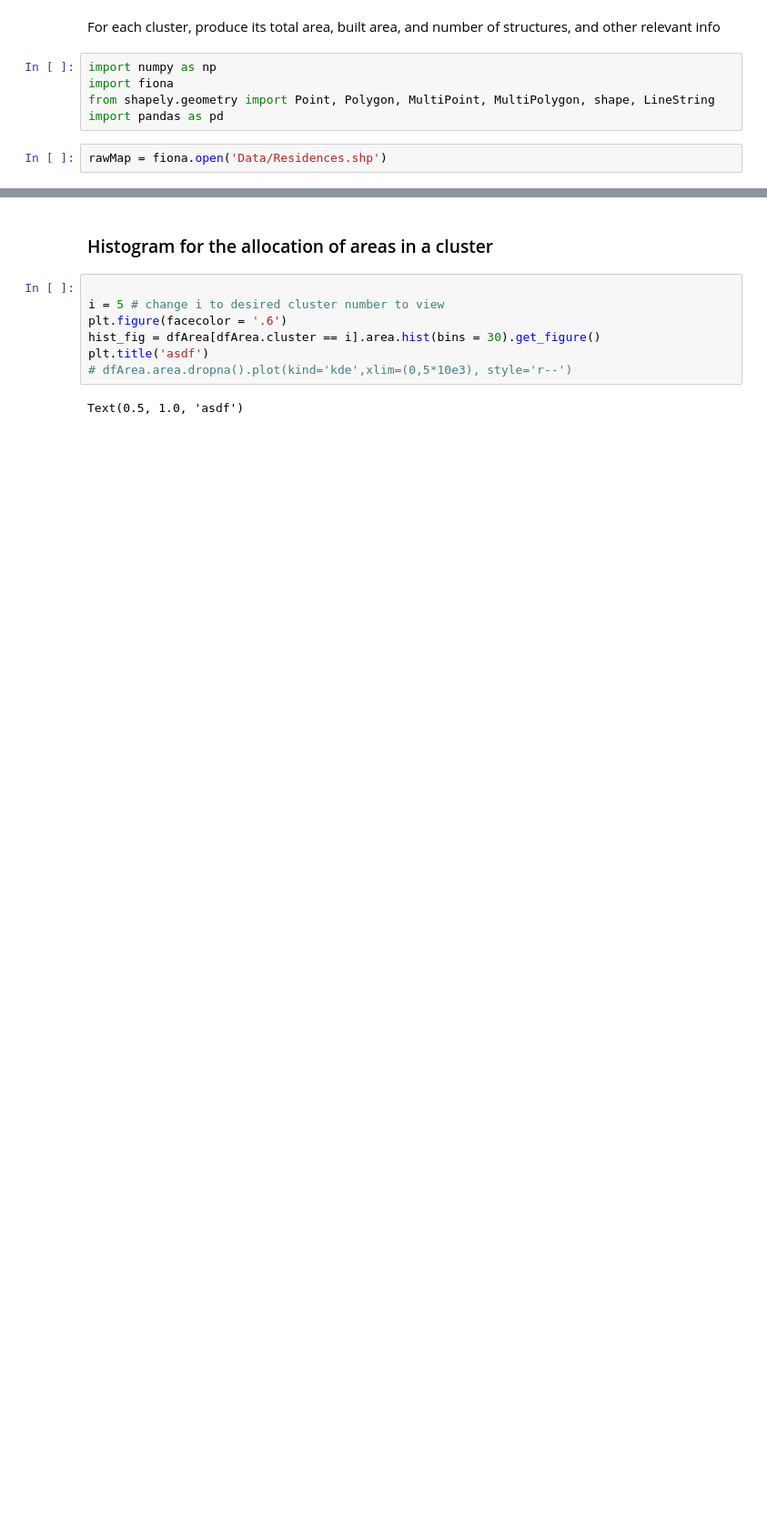
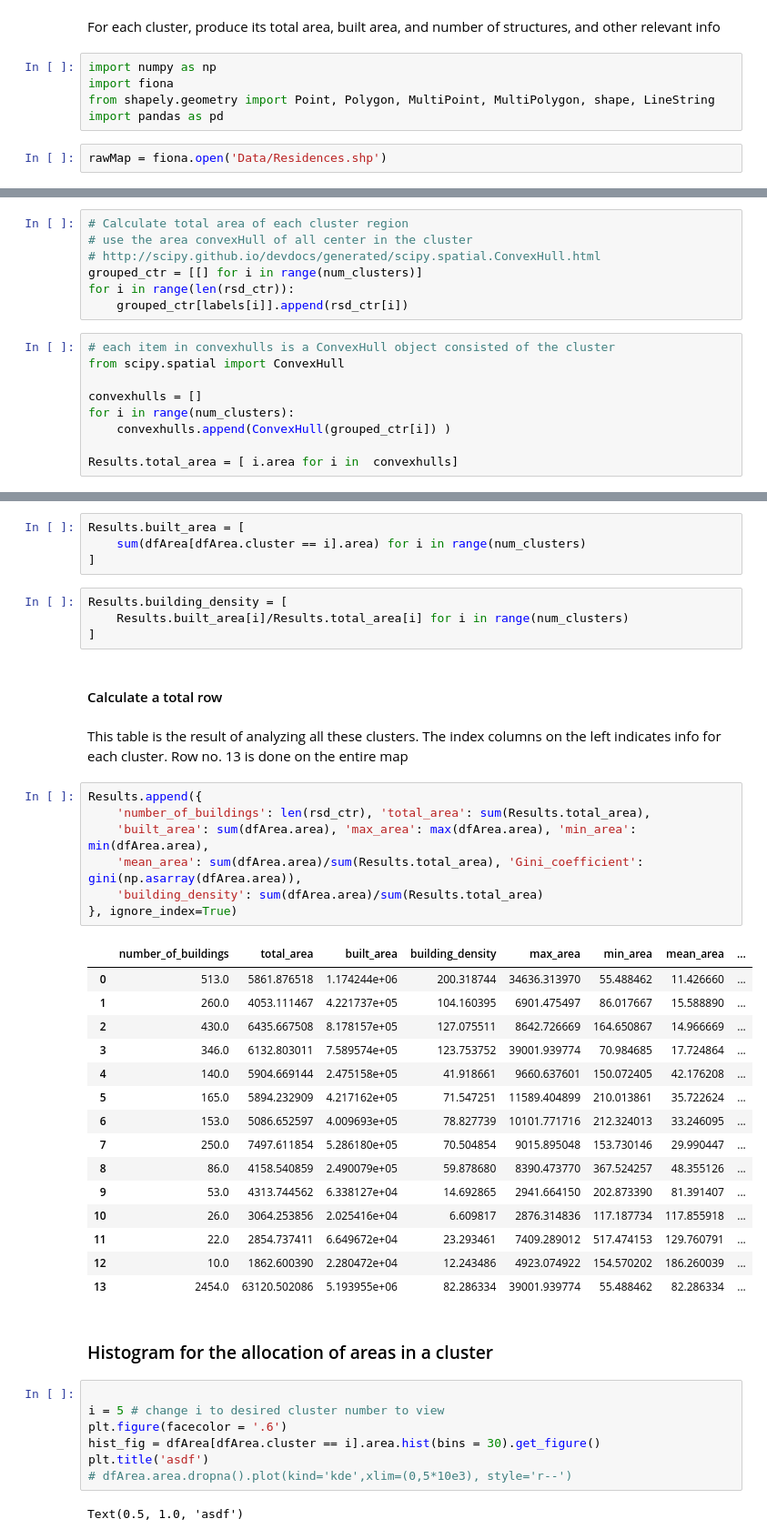
Before and after one commit to QitianHu46/Archeology-Clustering, a Jupyter notebook: Apply_MeanShift.ipynb, the cells around one changed output, grey strips where cells are left out. Shown at 91% size. Drawn from its saved outputs; the diff is of its cells as text; blank space fills up the shorter version.

Commit message:
Analyzing Cluster for MeanShift

```diff
--- a/Apply_MeanShift.ipynb
+++ b/Apply_MeanShift.ipynb
@@ -234,0 +144,16 @@ assert m.area == geoMap[1].area + geoMap[2].area
+# %%
+# Calculate total area of each cluster region
+# use the area convexHull of all center in the cluster
+# http://scipy.github.io/devdocs/generated/scipy.spatial.ConvexHull.html
+grouped_ctr = [[] for i in range(num_clusters)]
+for i in range(len(rsd_ctr)):
+    grouped_ctr[labels[i]].append(rsd_ctr[i])
+# %%
+# each item in convexhulls is a ConvexHull object consisted of the cluster
+from scipy.spatial import ConvexHull
+
+convexhulls = []
+for i in range(num_clusters):
+    convexhulls.append(ConvexHull(grouped_ctr[i]) )
+
+Results.total_area = [ i.area for i in  convexhulls]
@@ -235,3 +162,38 @@ assert m.area == geoMap[1].area + geoMap[2].area
+# %%
+Results.built_area = [
+    sum(dfArea[dfArea.cluster == i].area) for i in range(num_clusters)
+]
+# %%
+Results.building_density = [
+    Results.built_area[i]/Results.total_area[i] for i in range(num_clusters)
+]
+# %% [markdown]
+#### Calculate a total row
+# %% [markdown]
+This table is the result of analyzing all these clusters. The index columns on the left indicates info for each cluster. Row no. 13 is done on the entire map
+# %%
+Results.append({
+    'number_of_buildings': len(rsd_ctr), 'total_area': sum(Results.total_area),
+    'built_area': sum(dfArea.area), 'max_area': max(dfArea.area), 'min_area': min(dfArea.area),
+    'mean_area': sum(dfArea.area)/sum(Results.total_area), 'Gini_coefficient': gini(np.asarray(dfArea.area)),
+    'building_density': sum(dfArea.area)/sum(Results.total_area)
+}, ignore_index=True)
+# %% [output]
+|  | number_of_buildings | total_area | built_area | building_density | max_area | min_area | mean_area | ... |
+| 0 | 513.0 | 5861.876518 | 1.174244e+06 | 200.318744 | 34636.313970 | 55.488462 | 11.426660 | ... |
+| 1 | 260.0 | 4053.111467 | 4.221737e+05 | 104.160395 | 6901.475497 | 86.017667 | 15.588890 | ... |
+| 2 | 430.0 | 6435.667508 | 8.178157e+05 | 127.075511 | 8642.726669 | 164.650867 | 14.966669 | ... |
+| 3 | 346.0 | 6132.803011 | 7.589574e+05 | 123.753752 | 39001.939774 | 70.984685 | 17.724864 | ... |
+| 4 | 140.0 | 5904.669144 | 2.475158e+05 | 41.918661 | 9660.637601 | 150.072405 | 42.176208 | ... |
+| 5 | 165.0 | 5894.232909 | 4.217162e+05 | 71.547251 | 11589.404899 | 210.013861 | 35.722624 | ... |
+| 6 | 153.0 | 5086.652597 | 4.009693e+05 | 78.827739 | 10101.771716 | 212.324013 | 33.246095 | ... |
+| 7 | 250.0 | 7497.611854 | 5.286180e+05 | 70.504854 | 9015.895048 | 153.730146 | 29.990447 | ... |
+| 8 | 86.0 | 4158.540859 | 2.490079e+05 | 59.878680 | 8390.473770 | 367.524257 | 48.355126 | ... |
+| 9 | 53.0 | 4313.744562 | 6.338127e+04 | 14.692865 | 2941.664150 | 202.873390 | 81.391407 | ... |
+| 10 | 26.0 | 3064.253856 | 2.025416e+04 | 6.609817 | 2876.314836 | 117.187734 | 117.855918 | ... |
+| 11 | 22.0 | 2854.737411 | 6.649672e+04 | 23.293461 | 7409.289012 | 517.474153 | 129.760791 | ... |
+| 12 | 10.0 | 1862.600390 | 2.280472e+04 | 12.243486 | 4923.074922 | 154.570202 | 186.260039 | ... |
+| 13 | 2454.0 | 63120.502086 | 5.193955e+06 | 82.286334 | 39001.939774 | 55.488462 | 82.286334 | ... |
 # %% [markdown]
 ### Histogram for the allocation of areas in a cluster
 # %%
```
Also changed, not shown: parts of 27 cells of this notebook, 1 other file.
